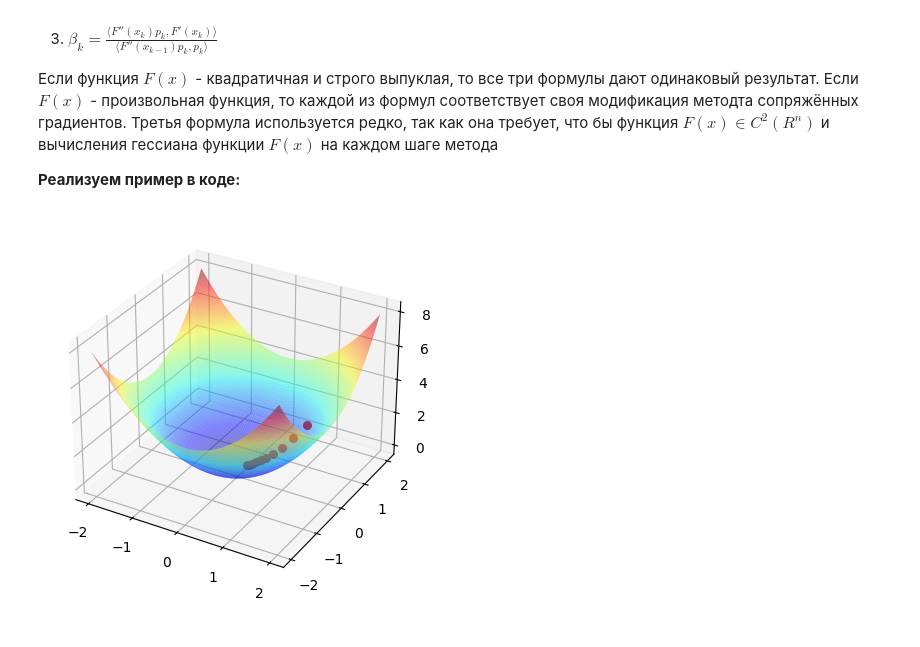
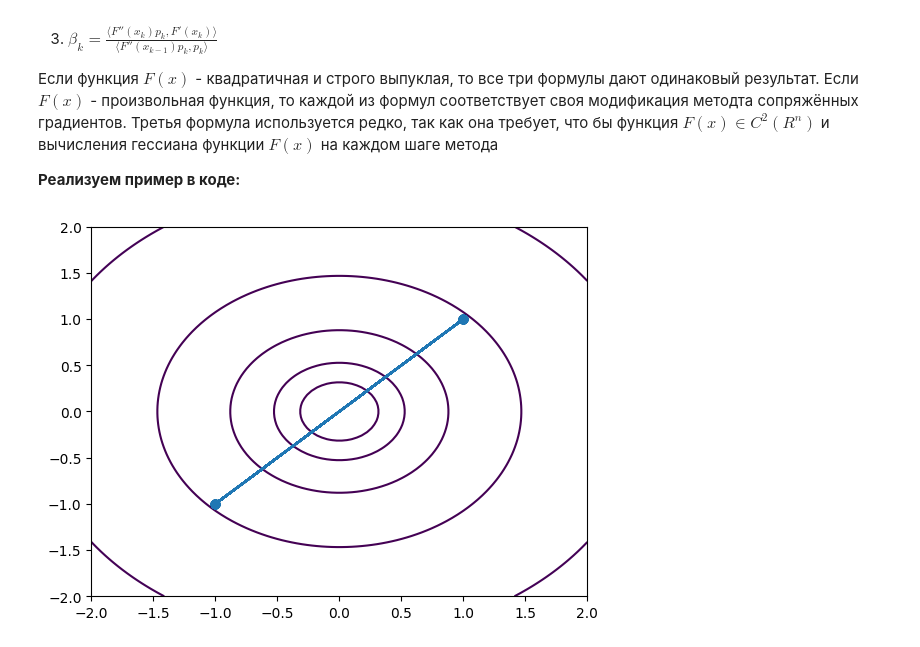
Before and after one commit to Iamnotagenius/Primat, a Jupyter notebook: lab-3/lab-3.ipynb, the cells around one changed output. Cells and saved outputs as stored; diff of their text form; code cells hidden in the pictures.

```diff
--- a/lab-3/lab-3.ipynb
+++ b/lab-3/lab-3.ipynb
@@ -196,35 +207,44 @@ $$p_{k+1}=-F'(x_k)+\beta_k p_k$$
 
 **Реализуем пример в коде:**
 # %%
-axes = new_axes(f)
-
 def beta_k(grad_prev, grad_cur):
     return np.dot(grad_cur, grad_cur - grad_prev) / np.dot(grad_prev, grad_prev)
 
-def descent(f, start, iterations=100, eps = 1e-6):
-    x = start
+def descent(f, start_x, start_y, iterations=100, eps = 1e-6):
+    x = np.array([start_x, start_y])
+    path_x, path_y, path_f = [start_x], [start_y], [f(start_x, start_y)]
 
-    g = grad(f, *start)
+    g = grad(f, start_x, start_y)
     d = -g
 
-    for i in range(iterations):
+    for i in range(100):
         alpha = -np.dot(d,g)/np.dot(d, d)
         x = x + alpha*d
         prev_grad = g
         g = grad(f, *x)
 
         beta = beta_k(prev_grad, g)
 
         d = -g + beta * d
 
-        scatter(axes, *x, f(*x), color='r')
+        path_x.append(x[0])
+        path_y.append(x[1])
+        path_f.append(f(*x))
 
         if np.linalg.norm(g) < eps:
             print(f"Converged in {i} iterations")
             break
 
+    x_arr = np.linspace(-2, 2, 100)
+    y_arr = np.linspace(-2, 2, 100)
+    X, Y = np.meshgrid(x_arr, y_arr)
+    Z = f(X, Y)
+
+    plt.contour(X, Y, Z, levels=np.logspace(-1, 3, 10))
+    plt.plot(path_x, path_y, '-o')
+
     plt.show()
 
-descent(f, np.array([1, 1]))
+descent(f, 1, 1)
 # %% [output]
-[figure, old version]
+[figure, new version]
```
Also changed, not shown: parts of 4 cells of this notebook, 1 other file.
